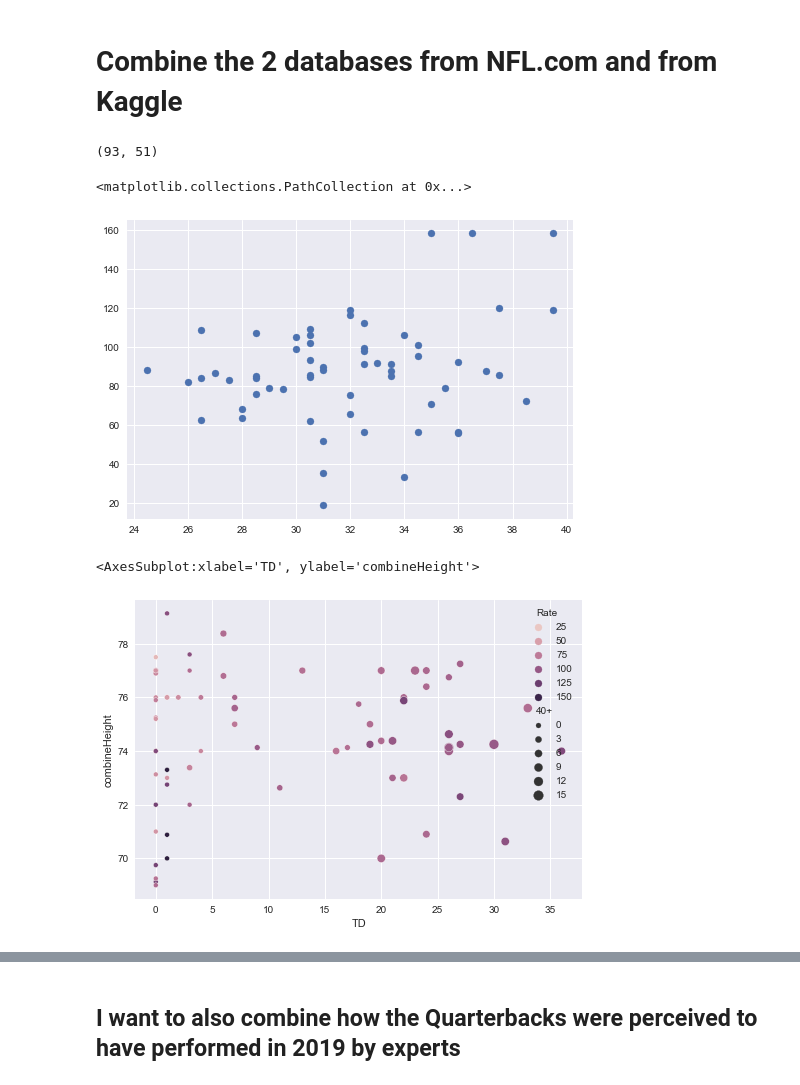
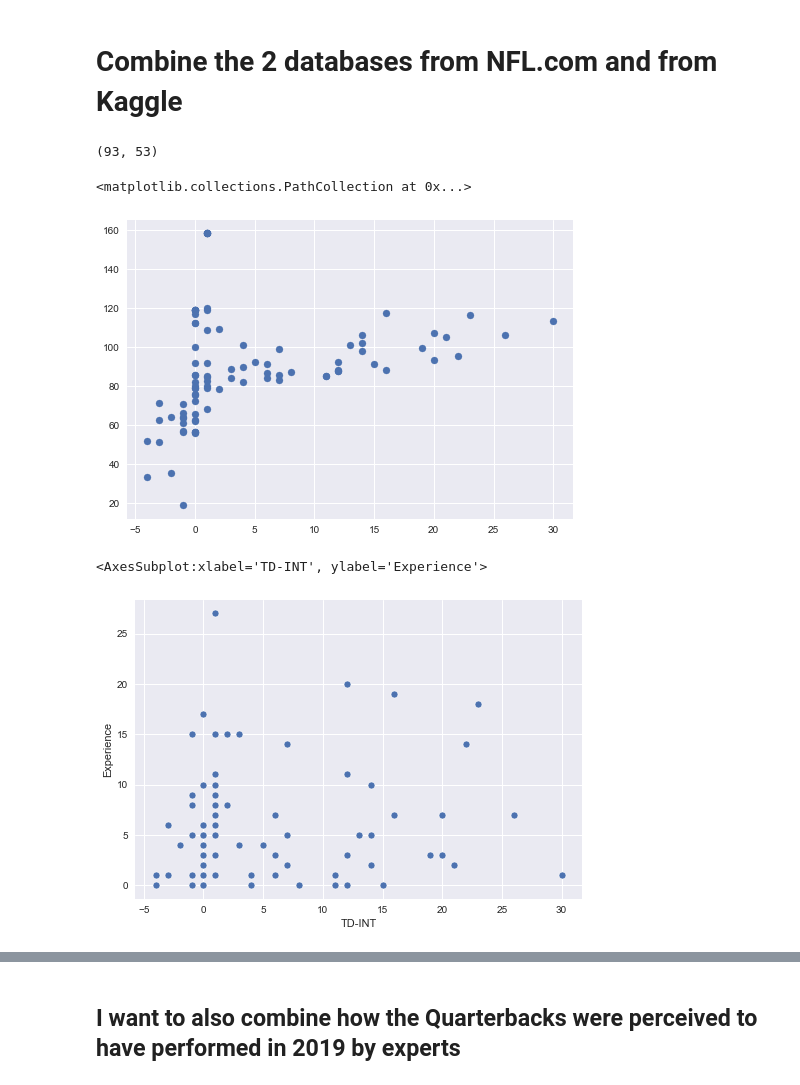
Before and after one commit to User7712/UCDPA_MarkCheesmore, a Jupyter notebook: QB_in_NFL_2019.ipynb, the cells around one changed output, grey strips where cells are left out. Saved outputs shown, nothing was run; the diff lists cells and outputs as text; code cells hidden in the pictures.

```diff
--- a/QB_in_NFL_2019.ipynb
+++ b/QB_in_NFL_2019.ipynb
@@ -154,3 +154,5 @@ All_passers_2019
 | 88 | Alex Tanney | 1 | 1.0 | 1 | 1 | 1.000 | 0 | 0 | 79.2 | 0 | 0.000 | ... |
 | 89 | Matt Haack | 1 | 1.0 | 1 | 1 | 1.000 | 1 | 0 | 118.8 | 1 | 1.000 | ... |
 90 rows × 16 columns
+# %%
+All_passers_2019['TD-INT'] = All_passers_2019['TD'] - All_passers_2019['INT']
@@ -199,0 +226,2 @@ dtype: int64
+# %%
+Combine_stats['Experience'] = 2019 - Combine_stats['combineYear']
@@ -204,14 +242,14 @@ Wider_stats = All_passers_2019.merge(Combine_stats, how = 'left', left_on='Playe
 # %%
 Wider_stats.shape
 # %% [output]
-(93, 51)
+(93, 53)
 # %%
-plt.scatter(Wider_stats['combineVert'],Wider_stats['Rate'])
+plt.scatter(Wider_stats['TD-INT'],Wider_stats['Rate'])
 # %% [output]
 <matplotlib.collections.PathCollection at 0x...>
-[figure, old version]
+[figure, new version]
 # %%
-sns.scatterplot(y='combineHeight',x='TD', data=Wider_stats, hue='Rate', size='40+')
+sns.scatterplot(y='Experience',x='TD-INT', data=Wider_stats)
 # %% [output]
-<AxesSubplot:xlabel='TD', ylabel='combineHeight'>
+<AxesSubplot:xlabel='TD-INT', ylabel='Experience'>
-[figure, old version]
+[figure, new version]
```
Also changed, not shown: parts of 32 cells of this notebook.
